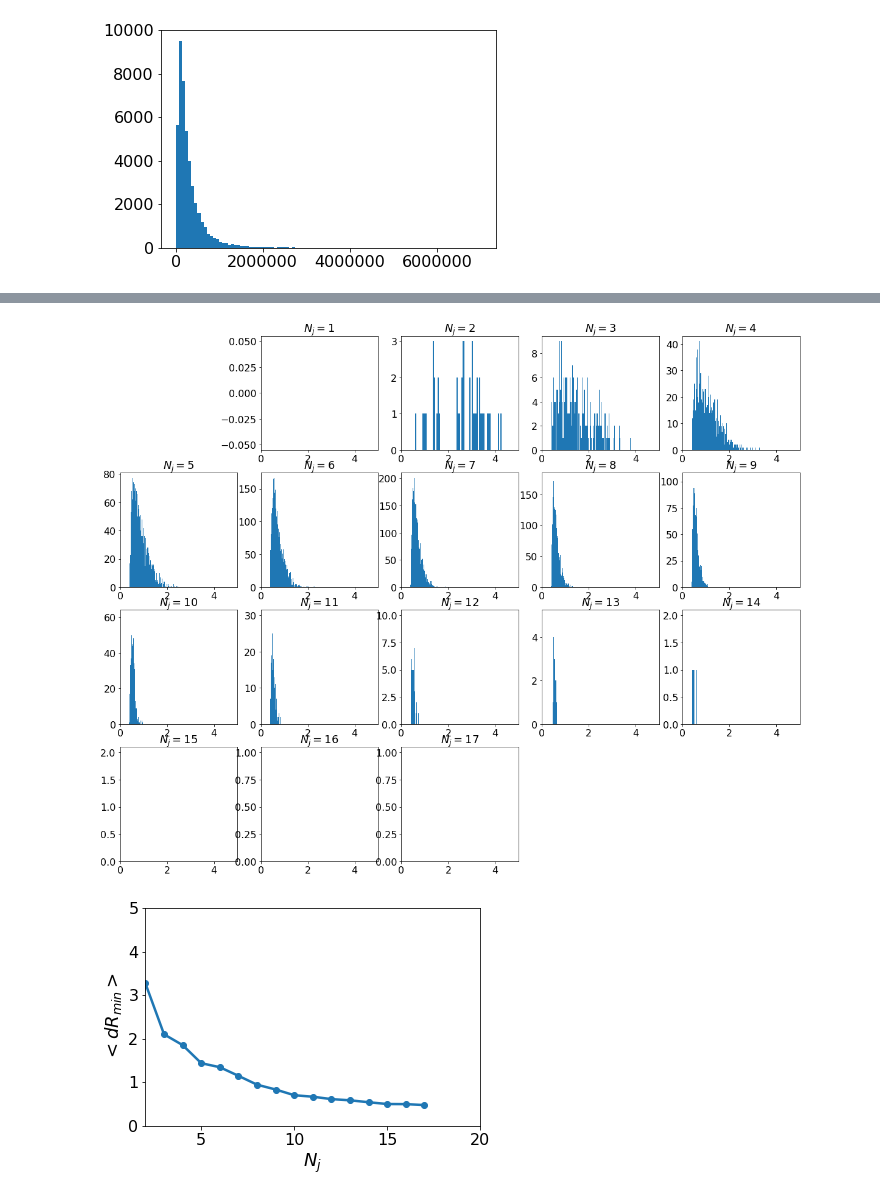
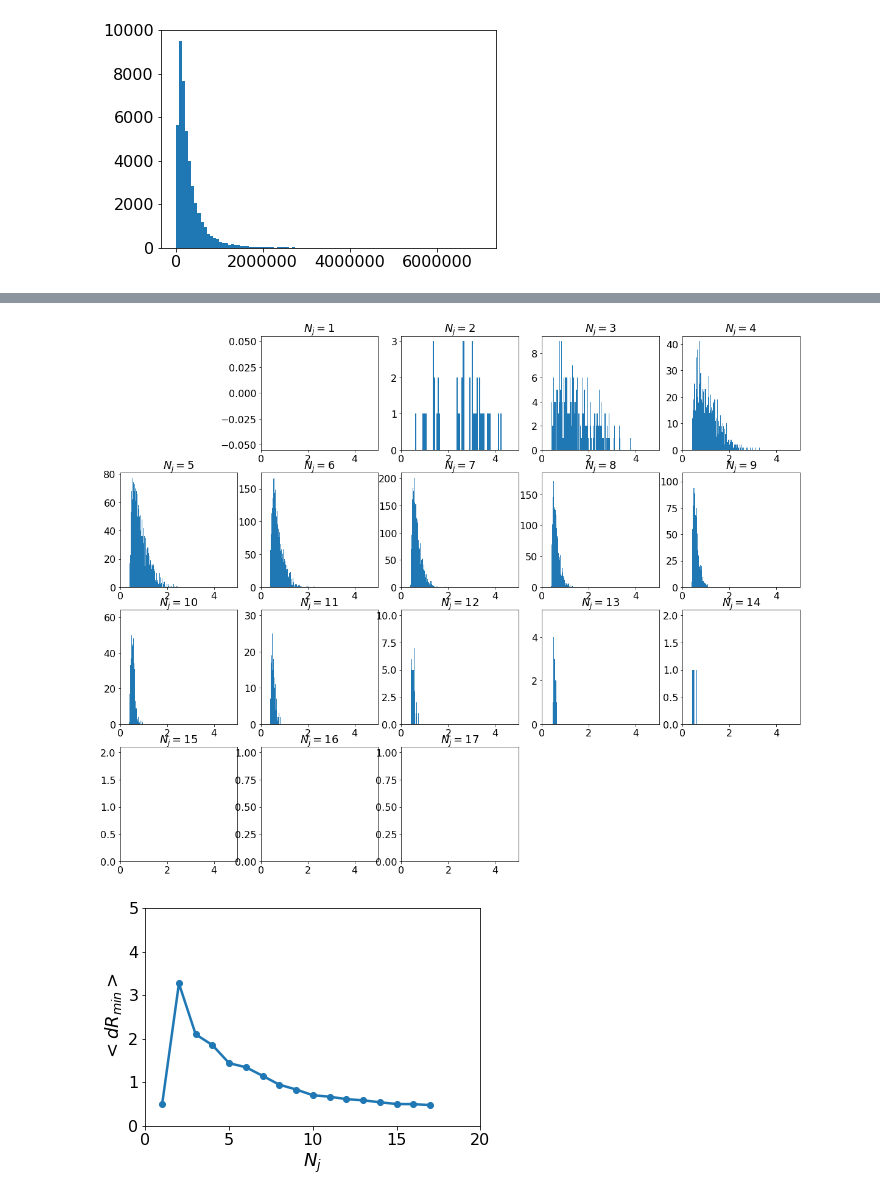
Before and after one commit to rmadar/root-with-pandas, a Jupyter notebook: BasicDataExploration.ipynb, the cells around one changed output, grey strips where cells are left out. Drawn from its saved outputs; the diff is of its cells as text; code cells hidden in the pictures.

```diff
--- a/BasicDataExploration.ipynb
+++ b/BasicDataExploration.ipynb
@@ -184,11 +186,13 @@ class Jet(object):
     def __init__(self, pt = 0 , eta = 0, phi = 0, m = 0):
         super(Jet, self).__init__()
 
-        # -- hidden to most usage
         self._pt = pt
         self._eta = eta
         self._phi = phi
         self._m = m
+
+    def __str__(self):
+        return 'jet(pT,eta,phi,m)=({:.2f},{:.2f},{:.2f},{:.2f})'.format(self._pt, self._eta, self._phi, self._m)
 
     @property
     def pt(self):
@@ -224,5 +230,7 @@ jets_array = [ Jet(pt, eta, phi) for (pt, eta, phi) in zip(
 
 jets_array = np.array( jets_array )
 jets = np.array( pup.match_shape( np.array(jets_array) , data['jet_pt'] ) )
+data['jetCollection'] = jets
+data.head()
 # %% [output]
 CPU times: user 0 ns, sys: 0 ns, total: 0 ns
@@ -311,7 +326,8 @@ for njet,sample in data_per_njets:
 plt.figure()
 plt.xlabel('$N_{j}$')
 plt.ylabel('$<dR_{min}>$')
-plt.xlim(2,20)
+plt.xlim(0,20)
 plt.ylim(0,5)
 plt.plot(dRmean.keys(),dRmean.values(),'o-')
+%time
 # %% [output]
@@ -319,2 +336,2 @@ plt.plot(dRmean.keys(),dRmean.values(),'o-')
 [figure]
-[figure, old version]
+[figure, new version]
```
Also changed, not shown: parts of 11 cells of this notebook.
